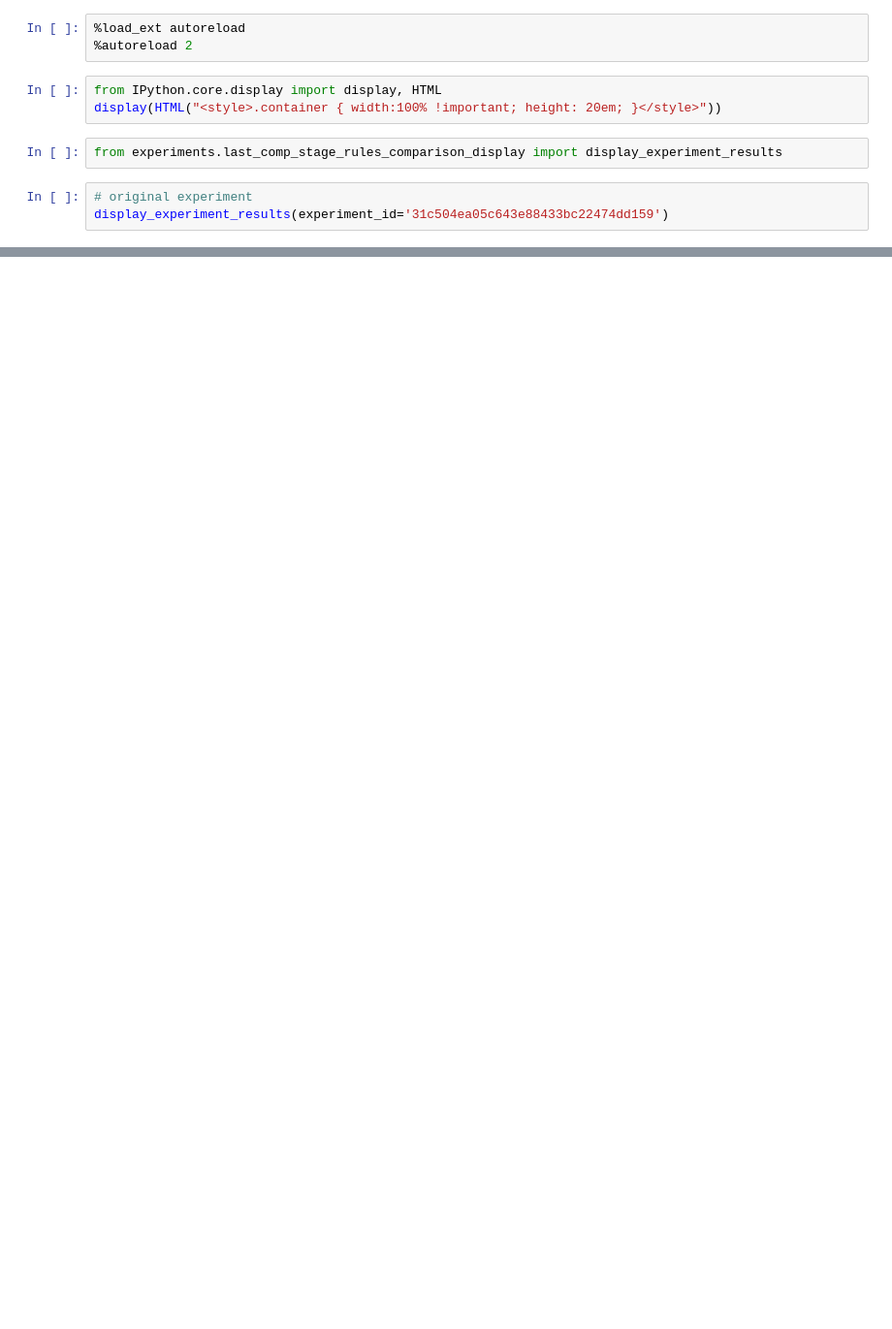
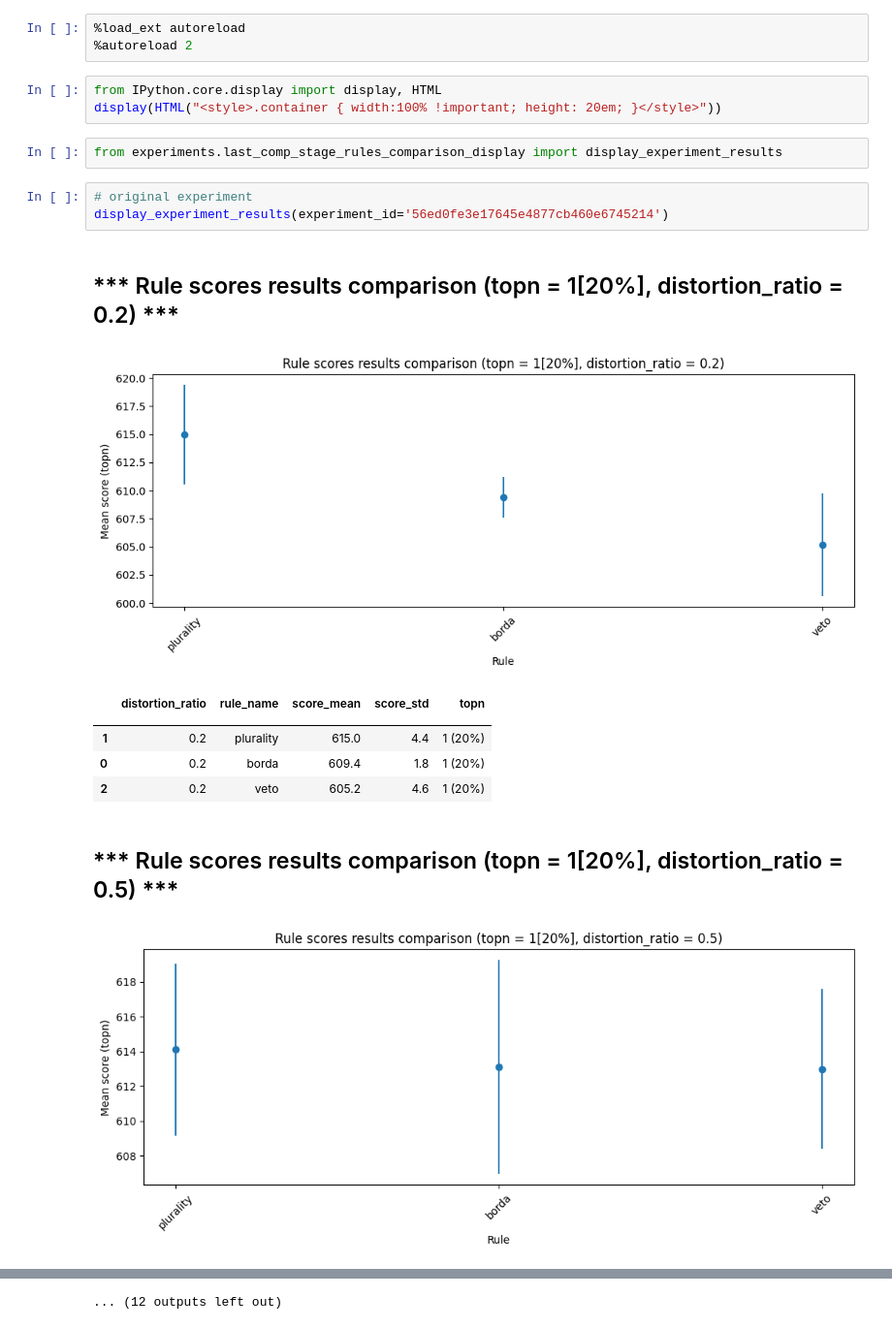
Before and after one commit to itayL1/ToarAI2Sadna, a Jupyter notebook: last_comp_stage_rules_comparison_display.ipynb, the cells around one changed output, grey strips where cells are left out. Shown at 97% size. Drawn from its saved outputs; the diff is of its cells as text; blank space fills up the shorter version.

```diff
--- a/last_comp_stage_rules_comparison_display.ipynb
+++ b/last_comp_stage_rules_comparison_display.ipynb
@@ -8,4 +8,14 @@ display(HTML("<style>.container { width:100% !important; height: 20em; }</style>
 from experiments.last_comp_stage_rules_comparison_display import display_experiment_results
 # %%
 # original experiment
-display_experiment_results(experiment_id='31c504ea05c643e88433bc22474dd159')
+display_experiment_results(experiment_id='56ed0fe3e17645e4877cb460e6745214')
+# %% [output]
+*** Rule scores results comparison (topn = 1[20%], distortion_ratio = 0.2) ***
+[figure, added]
+|  | distortion_ratio | rule_name | score_mean | score_std | topn |
+|  |  |  |  |  |  |
+| 1 | 0.2 | plurality | 615.0 | 4.4 | 1 (20%) |
+| 0 | 0.2 | borda | 609.4 | 1.8 | 1 (20%) |
+| 2 | 0.2 | veto | 605.2 | 4.6 | 1 (20%) |
+*** Rule scores results comparison (topn = 1[20%], distortion_ratio = 0.5) ***
+[figure, added]
@@ -11,0 +41 @@ display_experiment_results(experiment_id='31c504ea05c643e88433bc22474dd159')
+... (12 outputs left out)
```
Also changed, not shown: parts of 4 cells of this notebook, 2 other files.
